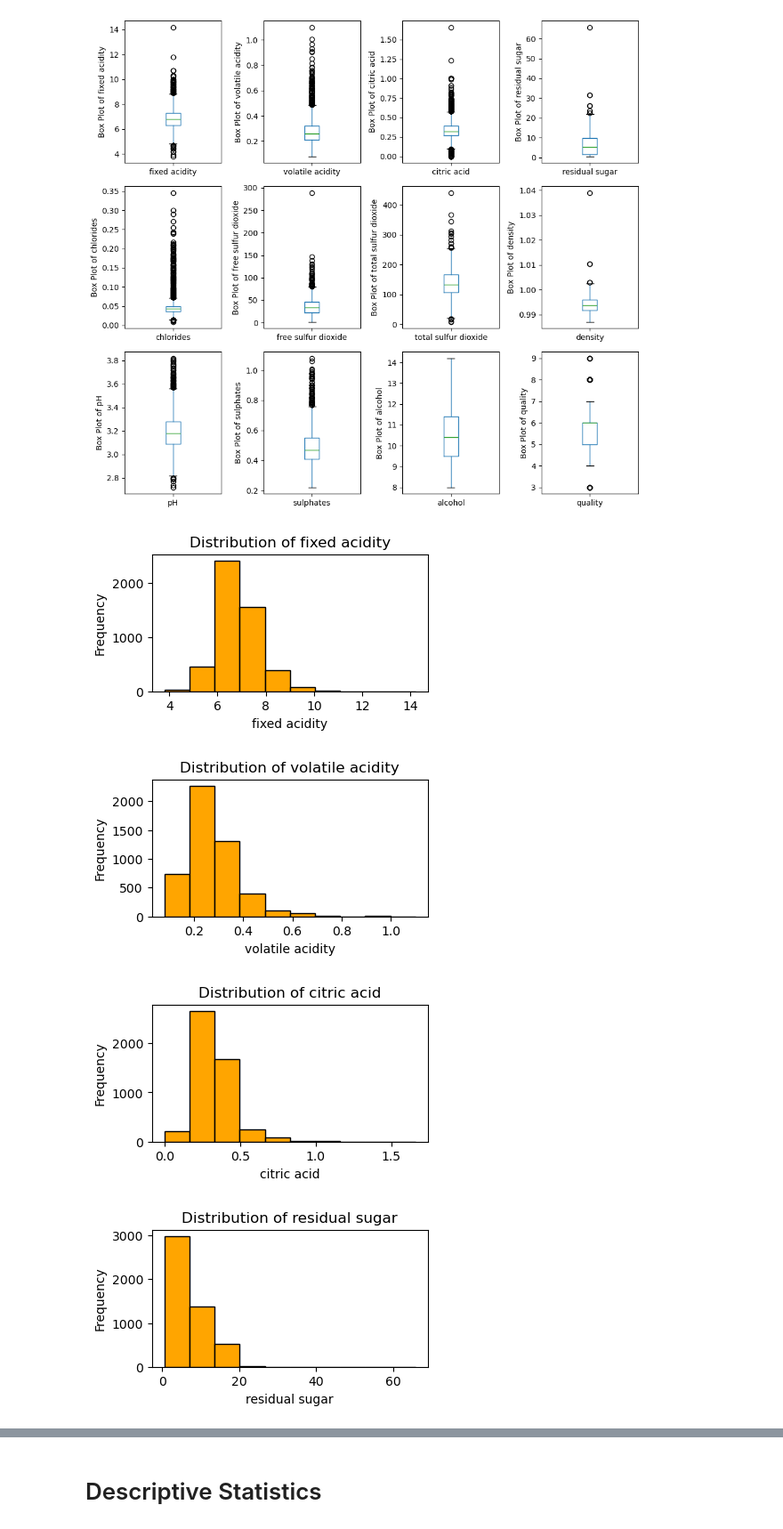
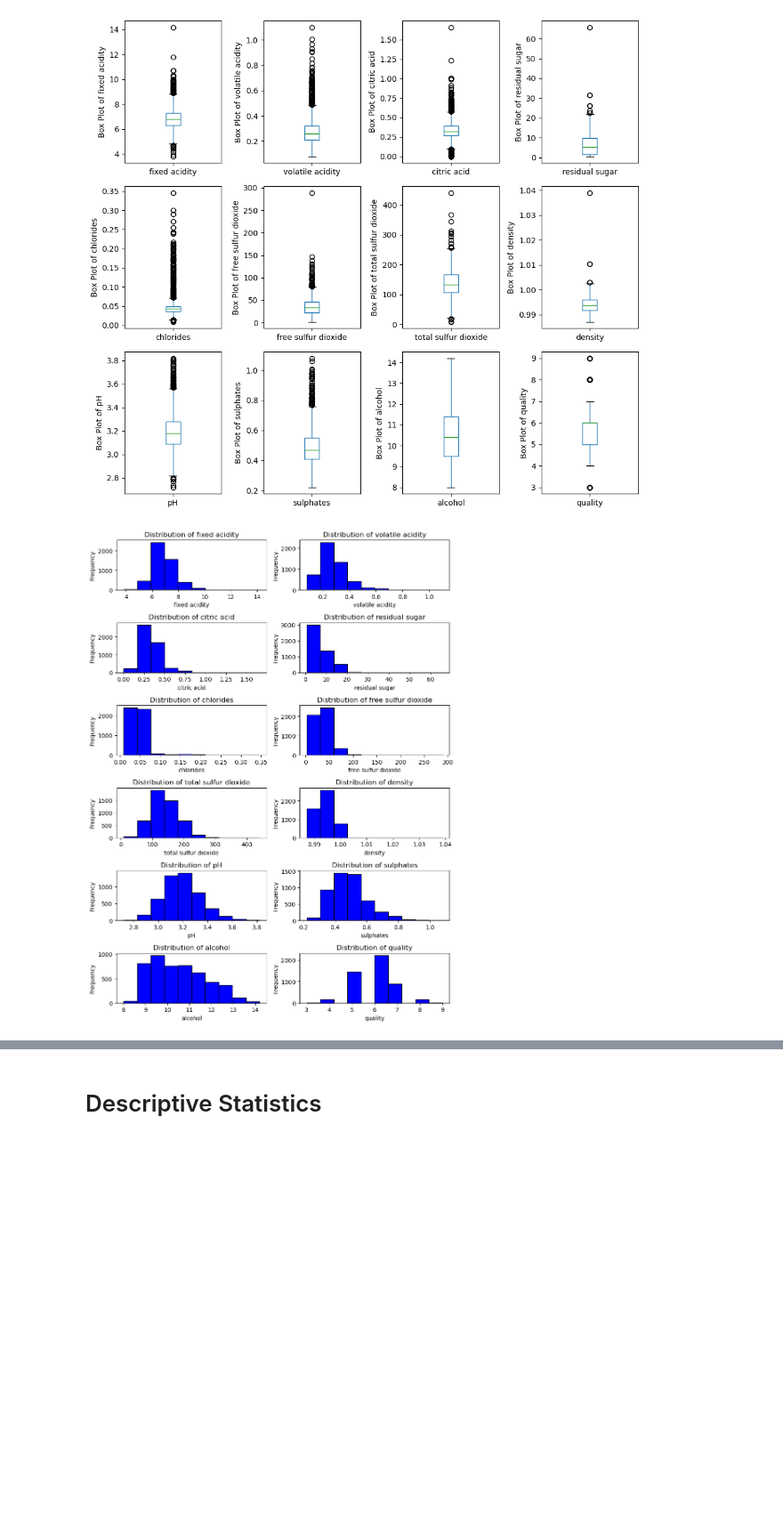
Before and after one commit to Andre3002/cmu-project3-wine-quality, a Jupyter notebook: Project-3-Wine-Quality.ipynb, the cells around one changed output, grey strips where cells are left out. Shown at 89% size. Drawn from its saved outputs; the diff is of its cells as text; code cells hidden in the pictures; blank space fills up the shorter version.

```diff
--- a/Project-3-Wine-Quality.ipynb
+++ b/Project-3-Wine-Quality.ipynb
@@ -125,15 +125,17 @@ plt.show()
 # %%
 # Look for outliers by graphing histograms (numeric variables)
 
+plt.figure(figsize=(9, 12))
+
 for x in range(len(df.columns.values)):
-    plt.figure(figsize=(4, 2))
-    df[df.columns.values[x]].plot(kind='hist', bins=10, color='orange', edgecolor='black')
+    #plt.figure(figsize=(4, 2))
+    plt.subplot(6,2,x+1) #attempting to print output in grid
+    df[df.columns.values[x]].plot(kind='hist', bins=10, color='blue', edgecolor='black')
     plt.title("Distribution of "+ df.columns.values[x])
     plt.xlabel(df.columns.values[x])
     plt.ylabel("Frequency")
-    plt.show()
+
+plt.tight_layout()
+plt.show()
 # %% [output]
-[figure, old version]
+[figure, new version]
-[figure, removed]
-[figure, removed]
-[figure, removed]
```
Also changed, not shown: parts of 14 cells of this notebook.
